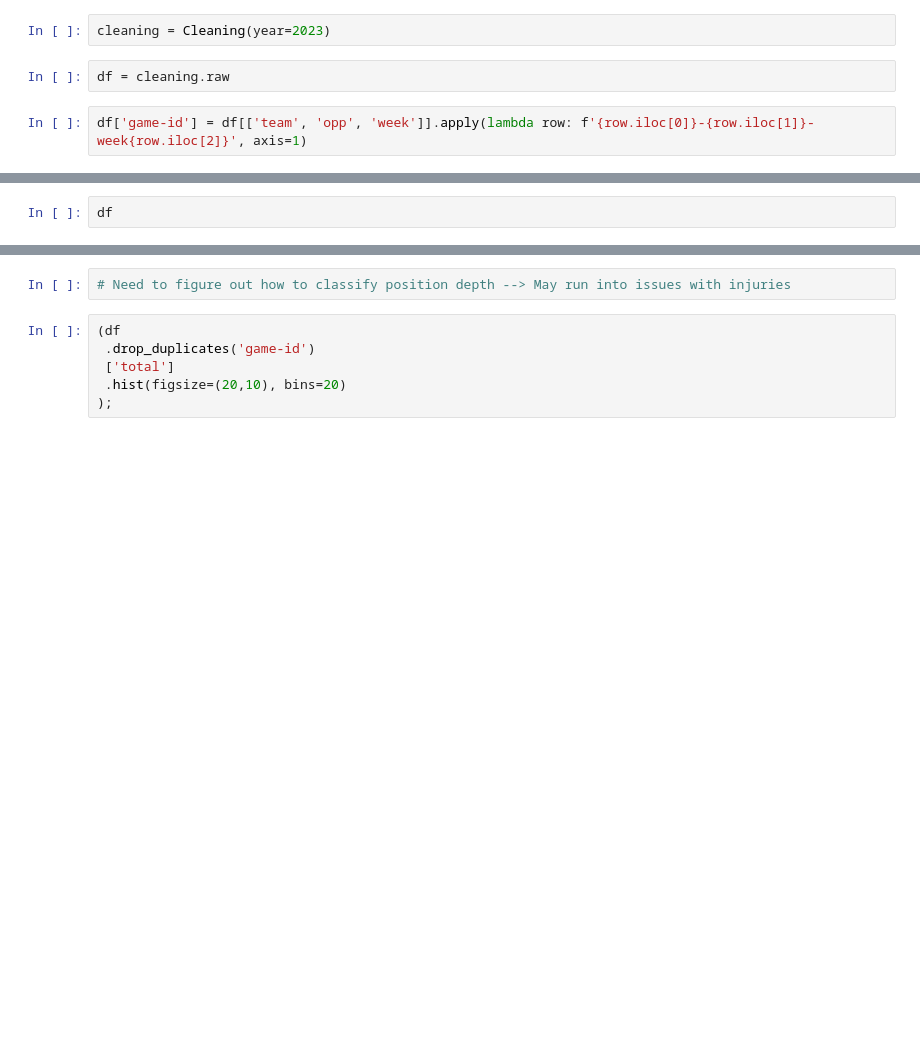
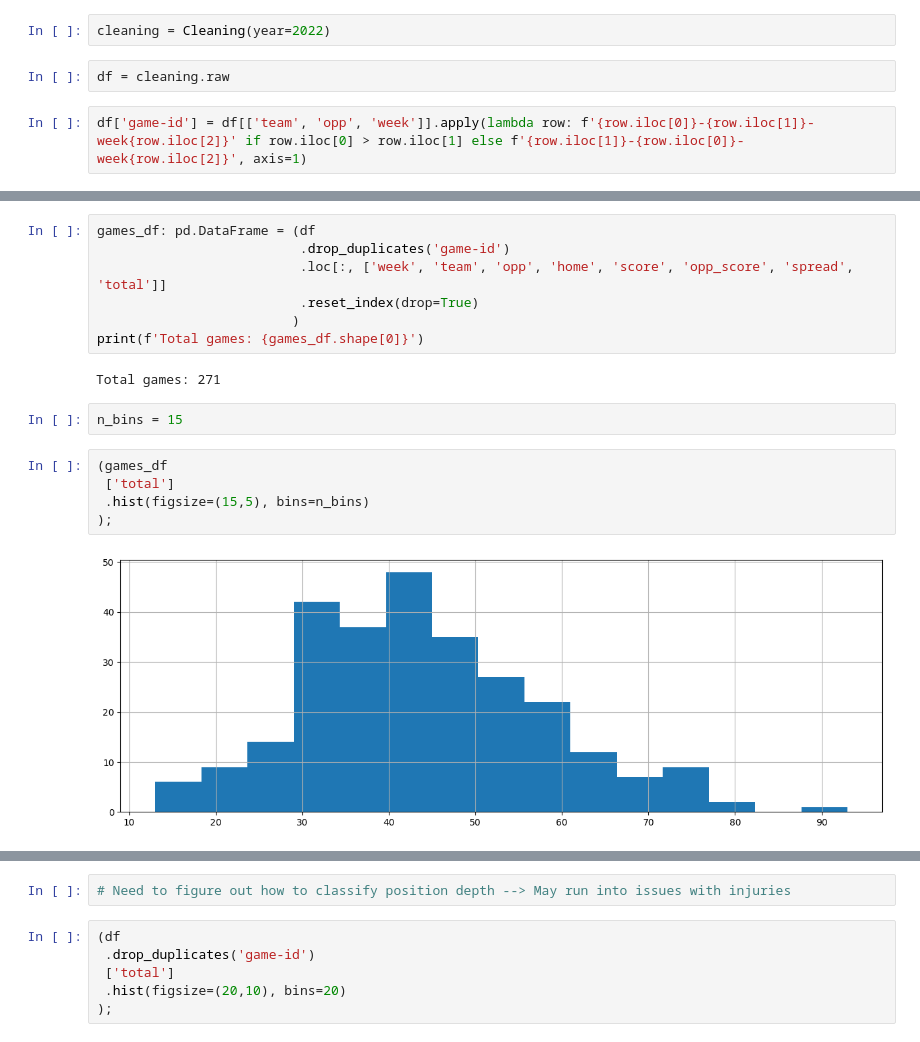
Before and after one commit to jackdegen/nfl-boxscores, a Jupyter notebook: src/interactive.ipynb, the cells around one changed output, grey strips where cells are left out. Cells and saved outputs as stored; diff of their text form; blank space fills up the shorter version.

```diff
--- a/src/interactive.ipynb
+++ b/src/interactive.ipynb
@@ -33,10 +34,10 @@ class Cleaning:
                                  )
         self.positions: pd.DataFrame = self.filing.positions()
 # %%
-cleaning = Cleaning(year=2023)
+cleaning = Cleaning(year=2022)
 # %%
 df = cleaning.raw
 # %%
-df['game-id'] = df[['team', 'opp', 'week']].apply(lambda row: f'{row.iloc[0]}-{row.iloc[1]}-week{row.iloc[2]}', axis=1)
+df['game-id'] = df[['team', 'opp', 'week']].apply(lambda row: f'{row.iloc[0]}-{row.iloc[1]}-week{row.iloc[2]}' if row.iloc[0] > row.iloc[1] else f'{row.iloc[1]}-{row.iloc[0]}-week{row.iloc[2]}', axis=1)
 # %%
 df.info()
@@ -43,2 +62,18 @@ df.info()
 # %%
-df
+games_df: pd.DataFrame = (df
+                          .drop_duplicates('game-id')
+                          .loc[:, ['week', 'team', 'opp', 'home', 'score', 'opp_score', 'spread', 'total']]
+                          .reset_index(drop=True)
+                         )
+print(f'Total games: {games_df.shape[0]}')
+# %% [output]
+Total games: 271
+# %%
+n_bins = 15
+# %%
+(games_df
+ ['total']
+ .hist(figsize=(15,5), bins=n_bins)
+);
+# %% [output]
+[figure, added]
```
Also changed, not shown: parts of 9 cells of this notebook, 3 other files.
